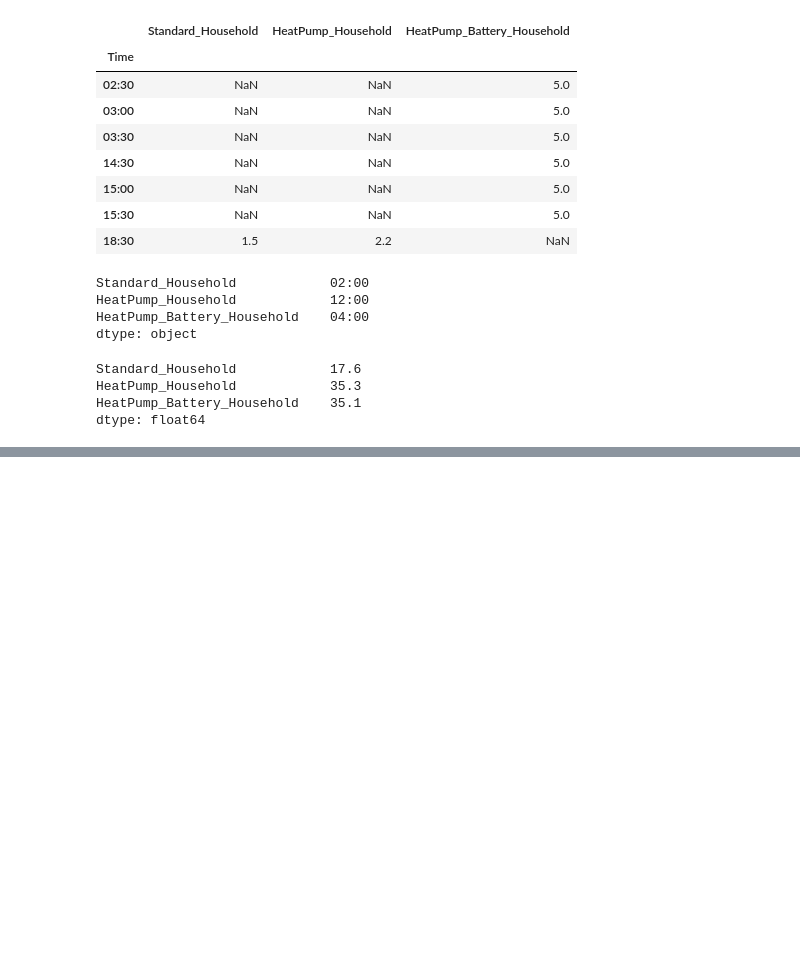
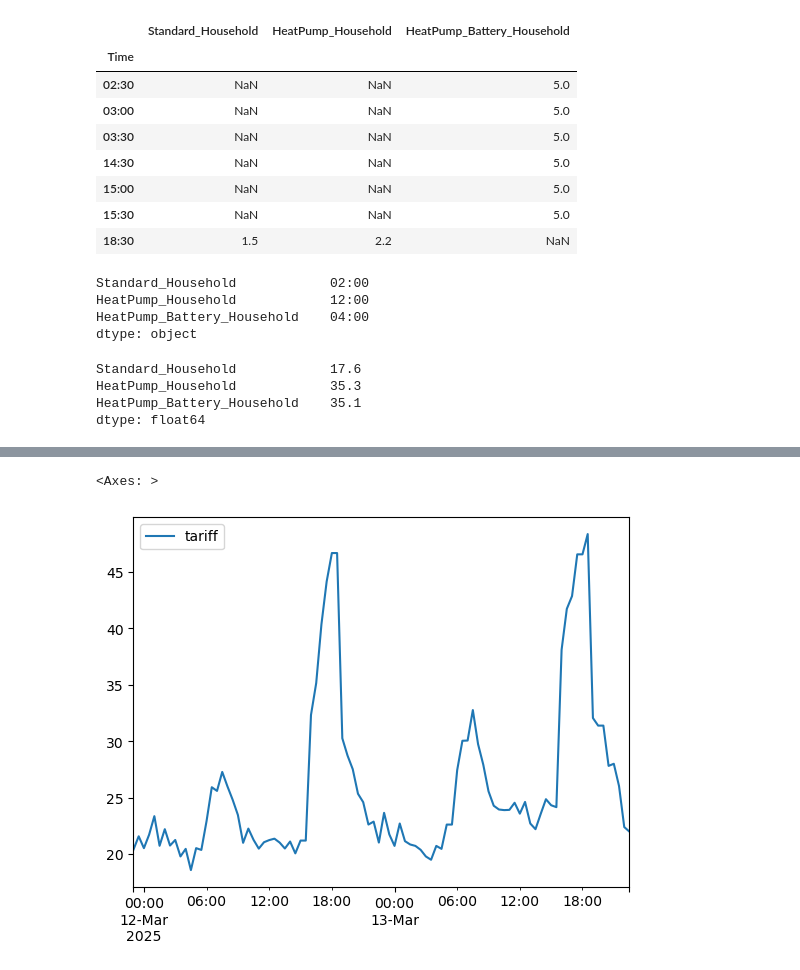
Before and after one commit to ElaineKathrynCrockett/KomodoEnergy, a Jupyter notebook: KomodoEnergyChallenge.ipynb, the cells around one changed output, grey strips where cells are left out. Drawn from its saved outputs; the diff is of its cells as text; code cells hidden in the pictures; blank space fills up the shorter version.

Commit message:
Initial exploration of tariff file

```diff
--- a/KomodoEnergyChallenge.ipynb
+++ b/KomodoEnergyChallenge.ipynb
@@ -100,0 +103,4 @@ dtype: float64
+# %%
+# Read in tariff data
+tariff = pd.read_json('agile_price_example.json')
+tariff
@@ -100,0 +121,8 @@ dtype: float64
+# %%
+# Extract the datetime and prices that include VAT
+valid_from = [x['valid_from'] for x in tariff['results']]
+valid_from = pd.to_datetime(pd.Series(valid_from))
+value_inc_vat = [x['value_inc_vat'] for x in tariff['results']]
+prices = pd.DataFrame(value_inc_vat, index=valid_from).sort_index()
+prices.columns=['tariff']
+prices
@@ -100,0 +155,5 @@ dtype: float64
+# %%
+prices.plot()
+# %% [output]
+<Axes: >
+[figure, added]
```
Also changed, not shown: parts of 16 cells of this notebook, 1 other file.
